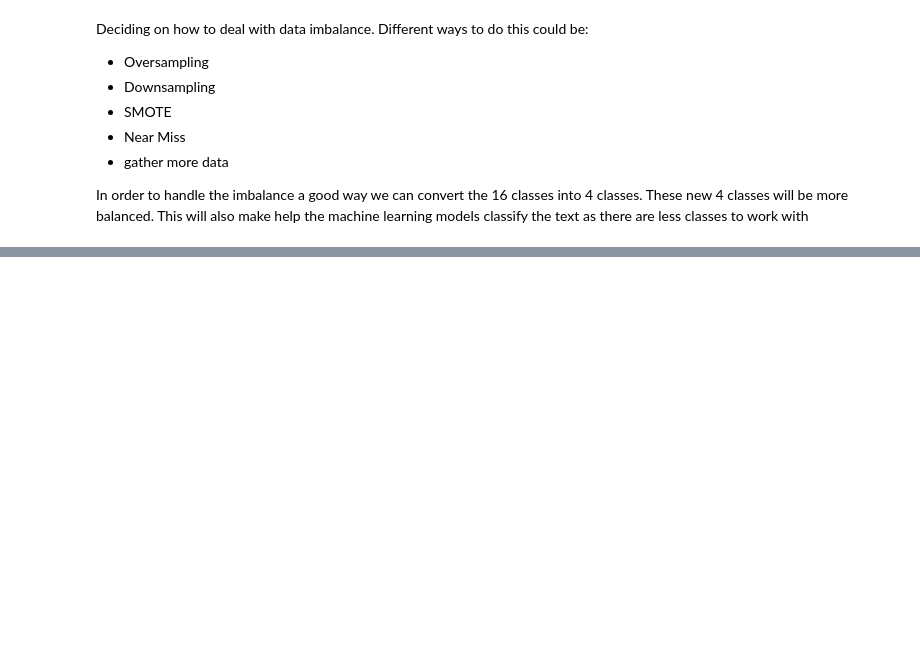
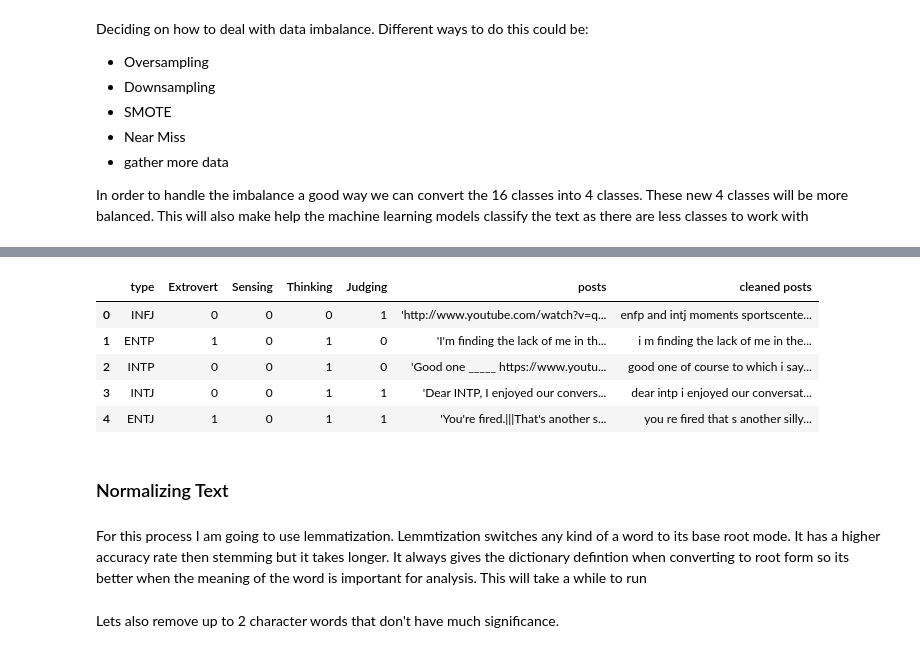
Before and after one commit to tonymbennett5/MBTI-ML-Social-Media-, a Jupyter notebook: notebooks/EDA of MBTI data .ipynb, the cells around one changed output, grey strips where cells are left out. Drawn from its saved outputs; the diff is of its cells as text; code cells hidden in the pictures; blank space fills up the shorter version.

Commit message:
lemmatization done

```diff
--- a/notebooks/EDA of MBTI data .ipynb
+++ b/notebooks/EDA of MBTI data .ipynb
@@ -108,0 +202,29 @@ Deciding on how to deal with data imbalance. Different ways to do this could be:
+# %%
+# replacing '|||' seperators with white space
+df['cleaned posts'] = df['cleaned posts'].str.replace(re.compile(r"\|\|\|"), " ")
+df['cleaned posts'] = df['cleaned posts'].str.replace(re.compile(r"https?:\/\/(www)?.?([A-Za-z_0-9-]+)([\S])*"), "")
+# %%
+# dropping punctuations
+df['cleaned posts'] = df['cleaned posts'].str.replace(re.compile(r"[^a-z\s]"), " ")
+# %%
+# dropping emails which are not significant
+df['cleaned posts'] = df['cleaned posts'].str.replace(re.compile(r"\S+@\S+"), "")
+# %%
+# dropping df mentioned in the posts.
+mbti = df["type"].unique()
+for type_word in df:
+    df["cleaned posts"] = df["cleaned posts"].str.replace(type_word.lower(), "")
+# %%
+df.head()
+# %% [output]
+|  | type | Extrovert | Sensing | Thinking | Judging | posts | cleaned posts |
+| 0 | INFJ | 0 | 0 | 0 | 1 | 'http://www.youtube.com/watch?v=q... | enfp and intj moments sportscente... |
+| 1 | ENTP | 1 | 0 | 1 | 0 | 'I'm finding the lack of me in th... | i m finding the lack of me in the... |
+| 2 | INTP | 0 | 0 | 1 | 0 | 'Good one _____ https://www.youtu... | good one of course to which i say... |
+| 3 | INTJ | 0 | 0 | 1 | 1 | 'Dear INTP, I enjoyed our convers... | dear intp i enjoyed our conversat... |
+| 4 | ENTJ | 1 | 0 | 1 | 1 | 'You're fired.|||That's another s... | you re fired that s another silly... |
+# %% [markdown]
+### Normalizing Text
+# %% [markdown]
+For this process I am going to use lemmatization. Lemmtization switches any kind of a word to its base root mode. It has a higher accuracy rate then stemming but it takes longer. It always gives the dictionary defintion when converting to root form
+so its better when the meaning of the word is important for analysis. This will take a while to run
@@ -108,0 +245,2 @@ Deciding on how to deal with data imbalance. Different ways to do this could be:
+# %% [markdown]
+Lets also remove up to 2 character words that don't have much significance.
```
Also changed, not shown: parts of 26 cells of this notebook.
